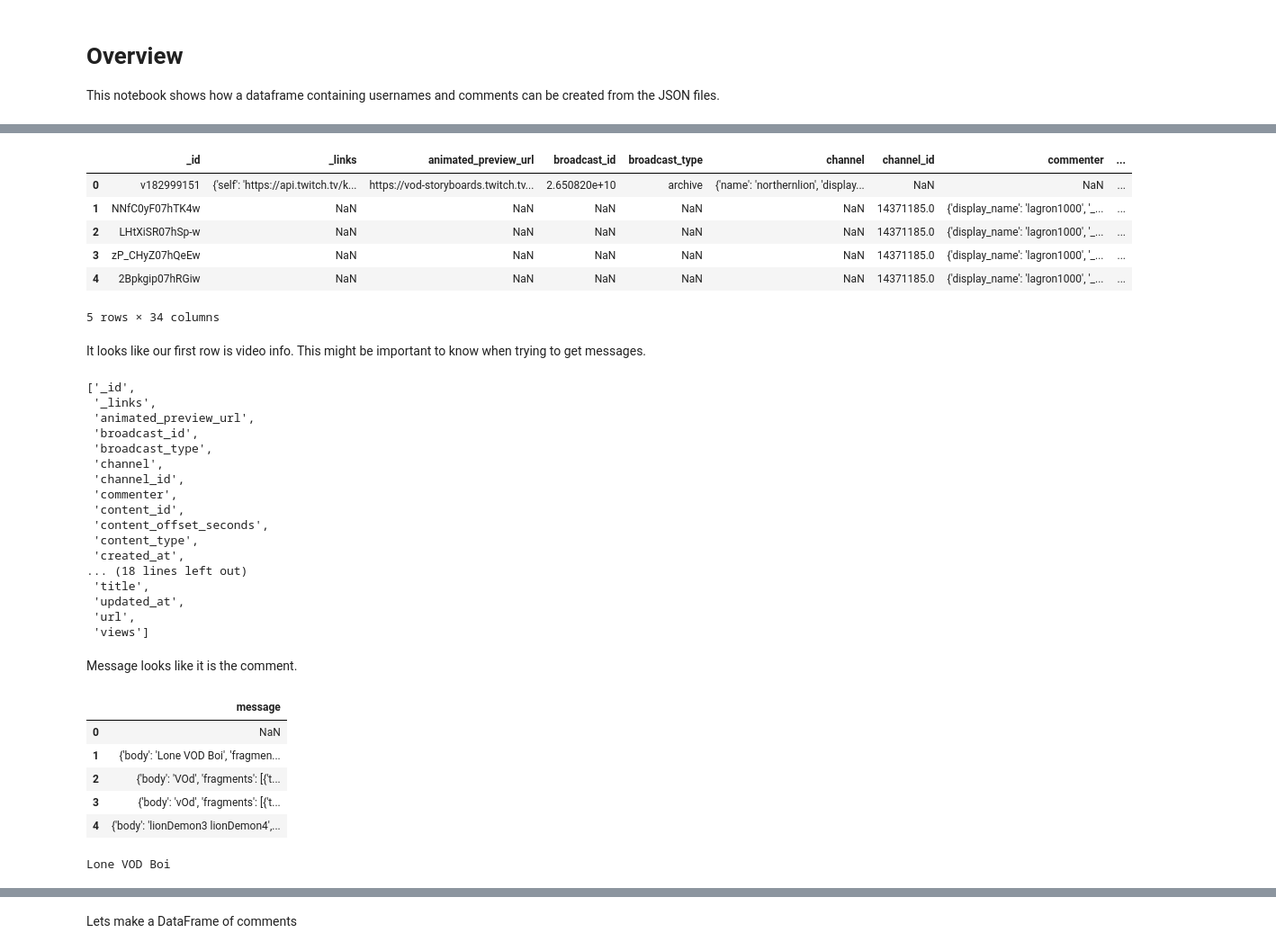
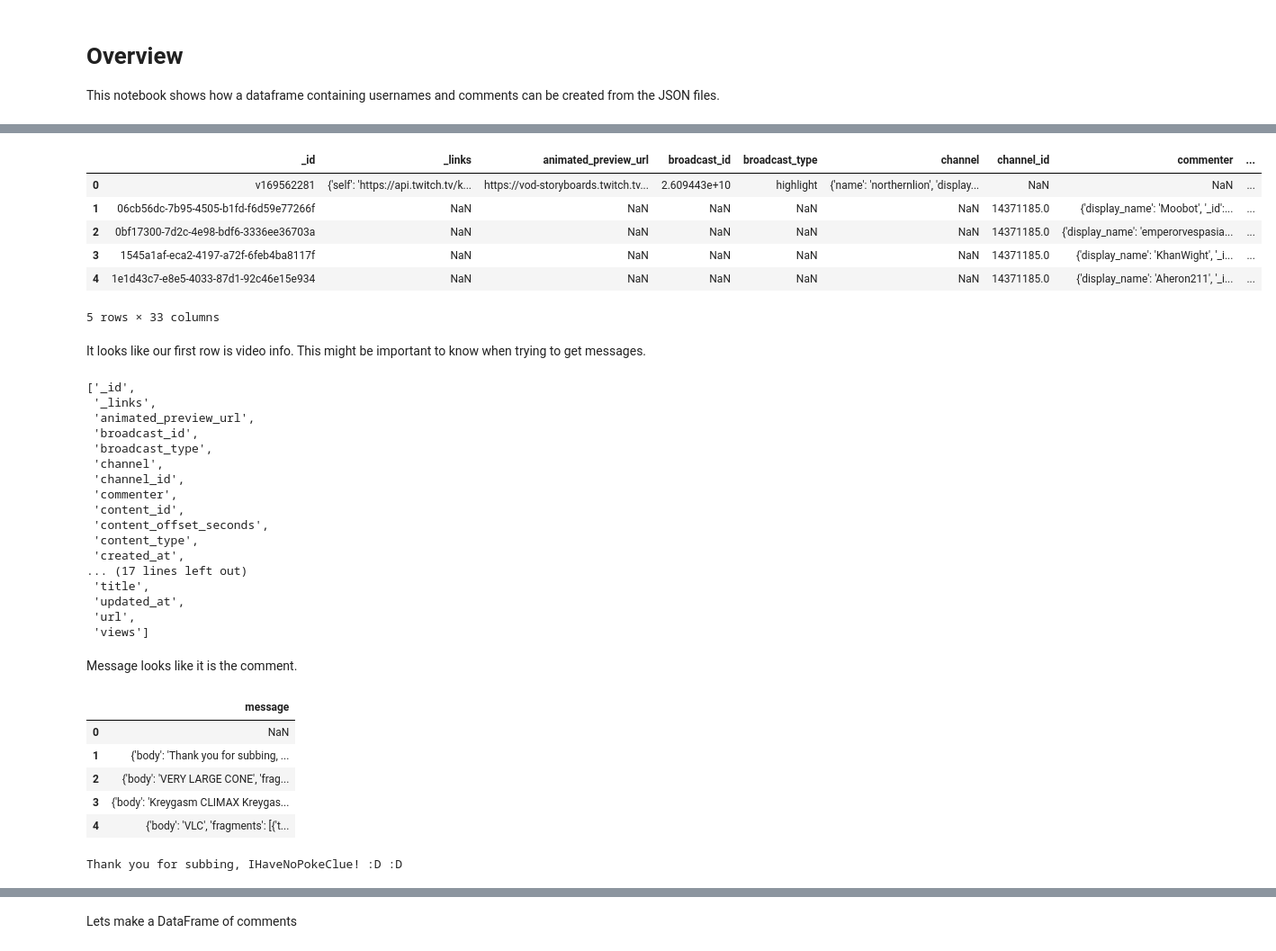
Before and after one commit to Data-Science-for-Linguists/NLSS_Project, a Jupyter notebook: Pipeline/Comment_DataFrame.ipynb, the cells around one changed output, grey strips where cells are left out. Shown at 90% size. Drawn from its saved outputs; the diff is of its cells as text; code cells hidden in the pictures.

```diff
--- a/Pipeline/Comment_DataFrame.ipynb
+++ b/Pipeline/Comment_DataFrame.ipynb
@@ -11,16 +9,16 @@ Pretty printing has been turned ON
 # %%
 import pandas as pd
 # %%
-rechat_df = pd.read_json('rechat-182999151.json')
+rechat_df = pd.read_json('rechat-169562281.json')
 rechat_df.head()
 # %% [output]
 |  | _id | _links | animated_preview_url | broadcast_id | broadcast_type | channel | channel_id | commenter | ... |
-| 0 | v182999151 | {'self': 'https://api.twitch.tv/k... | https://vod-storyboards.twitch.tv... | 2.650820e+10 | archive | {'name': 'northernlion', 'display... | NaN | NaN | ... |
-| 1 | NNfC0yF07hTK4w | NaN | NaN | NaN | NaN | NaN | 14371185.0 | {'display_name': 'lagron1000', '_... | ... |
-| 2 | LHtXiSR07hSp-w | NaN | NaN | NaN | NaN | NaN | 14371185.0 | {'display_name': 'lagron1000', '_... | ... |
-| 3 | zP_CHyZ07hQeEw | NaN | NaN | NaN | NaN | NaN | 14371185.0 | {'display_name': 'lagron1000', '_... | ... |
-| 4 | 2Bpkgip07hRGiw | NaN | NaN | NaN | NaN | NaN | 14371185.0 | {'display_name': 'lagron1000', '_... | ... |
+| 0 | v169562281 | {'self': 'https://api.twitch.tv/k... | https://vod-storyboards.twitch.tv... | 2.609443e+10 | highlight | {'name': 'northernlion', 'display... | NaN | NaN | ... |
+| 1 | 06cb56dc-7b95-4505-b1fd-f6d59e77266f | NaN | NaN | NaN | NaN | NaN | 14371185.0 | {'display_name': 'Moobot', '_id':... | ... |
+| 2 | 0bf17300-7d2c-4e98-bdf6-3336ee36703a | NaN | NaN | NaN | NaN | NaN | 14371185.0 | {'display_name': 'emperorvespasia... | ... |
+| 3 | 1545a1af-eca2-4197-a72f-6feb4ba8117f | NaN | NaN | NaN | NaN | NaN | 14371185.0 | {'display_name': 'KhanWight', '_i... | ... |
+| 4 | 1e1d43c7-e8e5-4033-87d1-92c46e15e934 | NaN | NaN | NaN | NaN | NaN | 14371185.0 | {'display_name': 'Aheron211', '_i... | ... |
-5 rows × 34 columns
+5 rows × 33 columns
 # %% [markdown]
 It looks like our first row is video info. This might be important to know when trying to get messages.
 # %%
@@ -39,7 +37,7 @@ list(rechat_df)
  'content_offset_seconds',
  'content_type',
  'created_at',
-... (18 lines left out)
+... (17 lines left out)
  'title',
  'updated_at',
  'url',
@@ -55,11 +53,11 @@ print(message_df.loc[1][0]['body'])
 # %% [output]
 |  | message |
 | 0 | NaN |
-| 1 | {'body': 'Lone VOD Boi', 'fragmen... |
-| 2 | {'body': 'VOd', 'fragments': [{'t... |
-| 3 | {'body': 'vOd', 'fragments': [{'t... |
-| 4 | {'body': 'lionDemon3 lionDemon4',... |
+| 1 | {'body': 'Thank you for subbing, ... |
+| 2 | {'body': 'VERY LARGE CONE', 'frag... |
+| 3 | {'body': 'Kreygasm CLIMAX Kreygas... |
+| 4 | {'body': 'VLC', 'fragments': [{'t... |
-Lone VOD Boi
+Thank you for subbing, IHaveNoPokeClue! :D :D
 # %%
 commenter_df = rechat_df[['commenter']]
 commenter_df.head()
```
Also changed, not shown: parts of 6 cells of this notebook, 2 other files.
